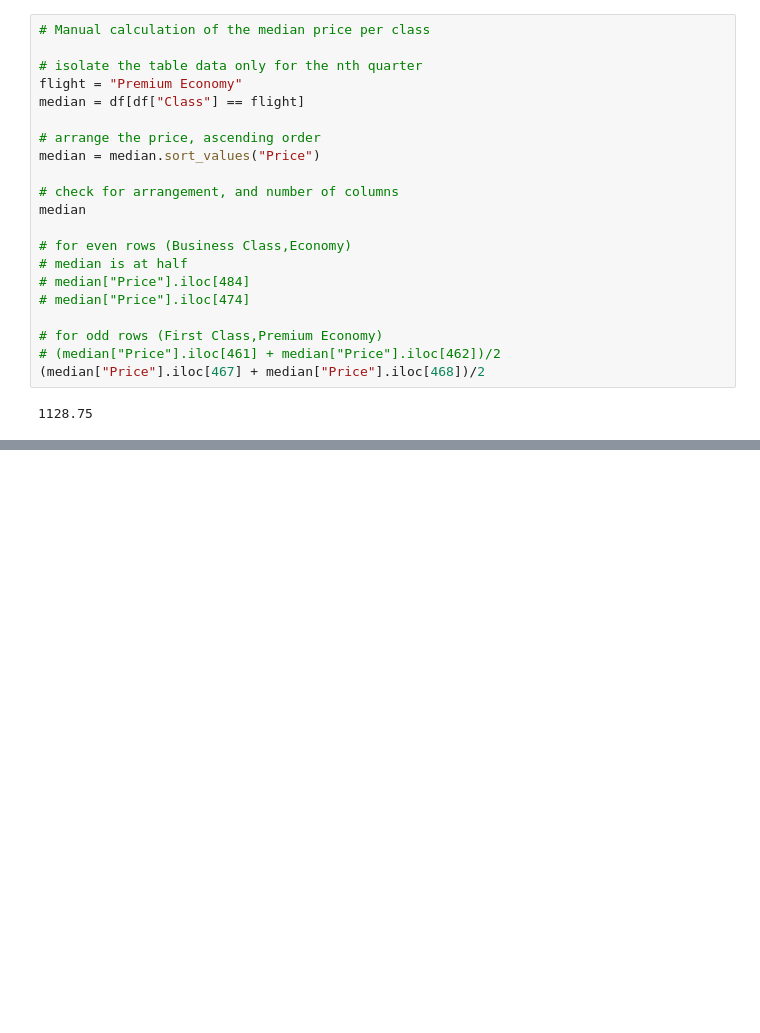
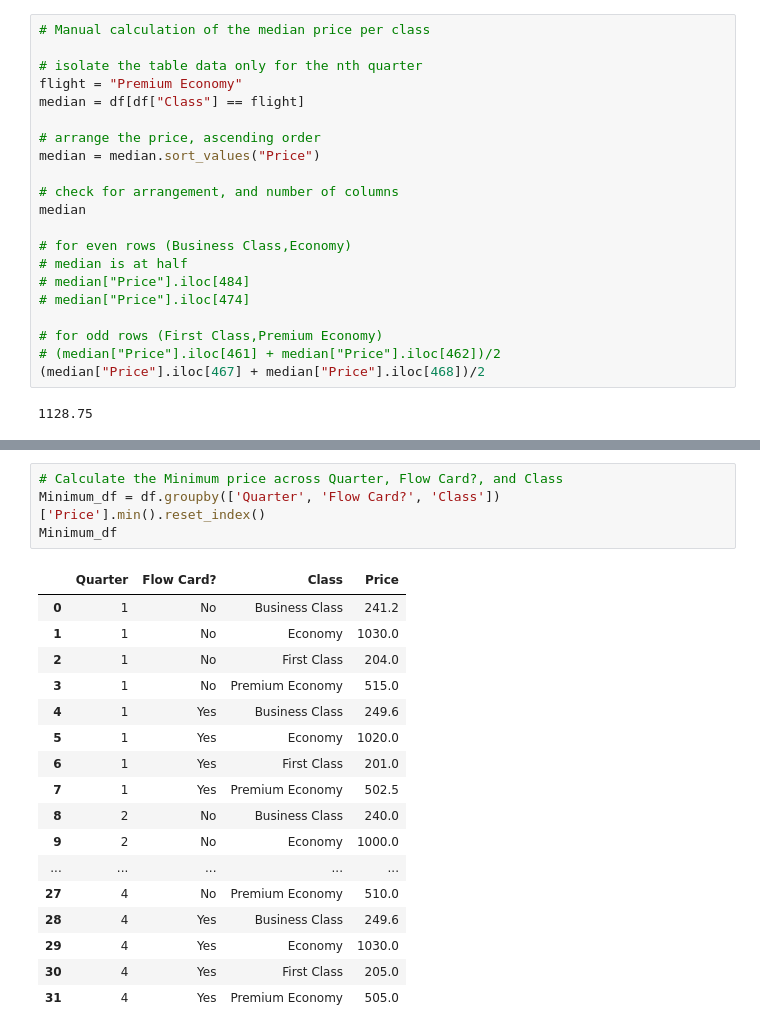
Before and after one commit to RemyRoams/Data-Cleaning-with-Python, a Jupyter notebook: Week_2/Week_2.ipynb, the cells around one changed output, grey strips where cells are left out. Cells and saved outputs as stored; diff of their text form; blank space fills up the shorter version.

```diff
--- a/Week_2/Week_2.ipynb
+++ b/Week_2/Week_2.ipynb
@@ -192,0 +262,22 @@ df.groupby(['Quarter', 'Flow Card?', 'Class'])['Price'].max().reset_index()
+# %%
+# Calculate the Minimum price across Quarter, Flow Card?, and Class
+Minimum_df = df.groupby(['Quarter', 'Flow Card?', 'Class'])['Price'].min().reset_index()
+Minimum_df
+# %% [output]
+|  | Quarter | Flow Card? | Class | Price |
+| 0 | 1 | No | Business Class | 241.2 |
+| 1 | 1 | No | Economy | 1030.0 |
+| 2 | 1 | No | First Class | 204.0 |
+| 3 | 1 | No | Premium Economy | 515.0 |
+| 4 | 1 | Yes | Business Class | 249.6 |
+| 5 | 1 | Yes | Economy | 1020.0 |
+| 6 | 1 | Yes | First Class | 201.0 |
+| 7 | 1 | Yes | Premium Economy | 502.5 |
+| 8 | 2 | No | Business Class | 240.0 |
+| 9 | 2 | No | Economy | 1000.0 |
+| ... | ... | ... | ... | ... |
+| 27 | 4 | No | Premium Economy | 510.0 |
+| 28 | 4 | Yes | Business Class | 249.6 |
+| 29 | 4 | Yes | Economy | 1030.0 |
+| 30 | 4 | Yes | First Class | 205.0 |
+| 31 | 4 | Yes | Premium Economy | 505.0 |
```
Also changed, not shown: parts of 19 cells of this notebook, 1 other file.
